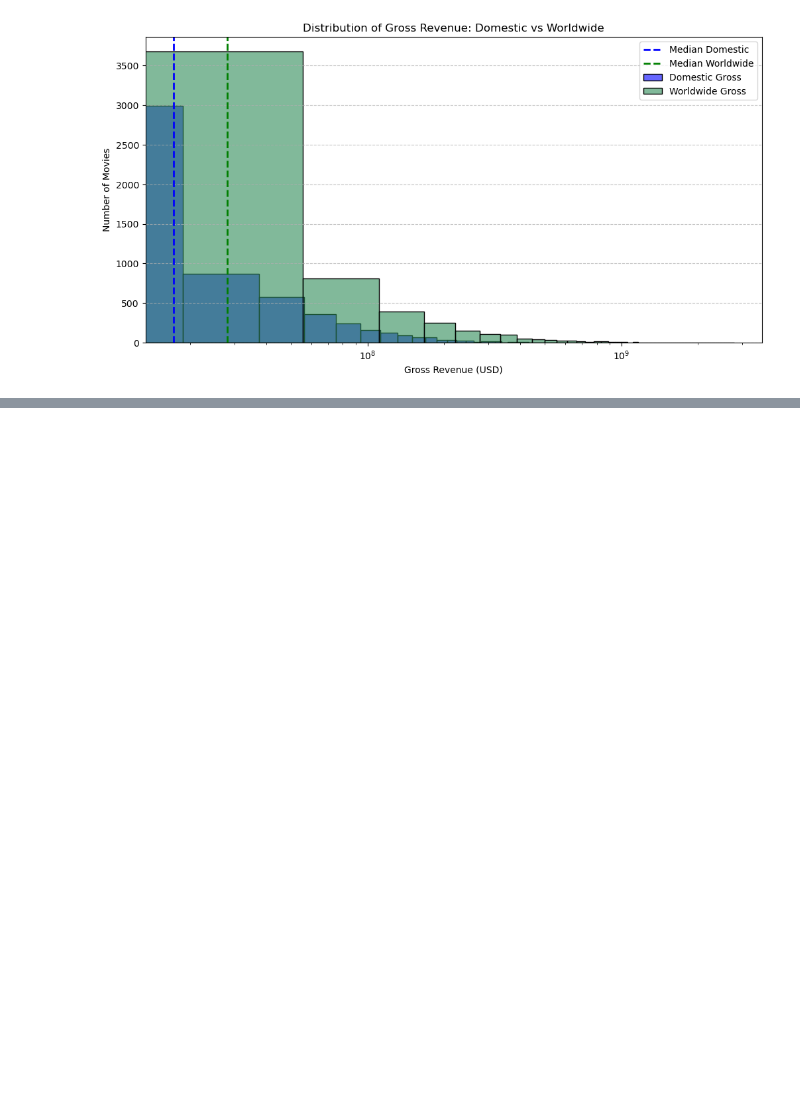
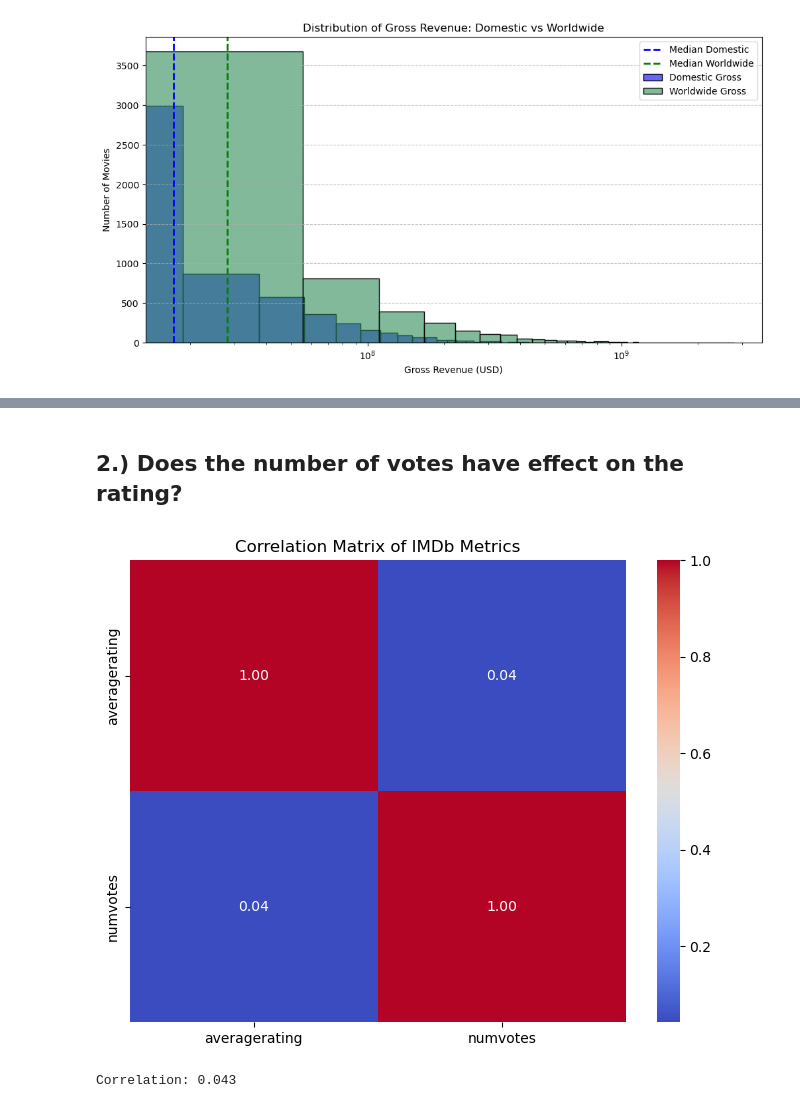
Before and after one commit to Arasirwa/stunning-computing-machine, a Jupyter notebook: notebooks/movie_analysis.ipynb, the cells around one changed output, grey strips where cells are left out. Saved outputs shown, nothing was run; the diff lists cells and outputs as text; code cells hidden in the pictures; blank space fills up the shorter version.

```diff
--- a/notebooks/movie_analysis.ipynb
+++ b/notebooks/movie_analysis.ipynb
@@ -1305,0 +1362,14 @@ This makes sense when we consider:
+# %% [markdown]
+## 2.) Does the number of votes have effect on the rating?
+# %%
+cols = imdb_full[[ 'averagerating', 'numvotes']]
+corr_matrix = cols.corr()
+plt.figure(figsize=(8, 6))
+sns.heatmap(corr_matrix, annot=True, cmap='coolwarm', fmt=".2f")
+plt.title('Correlation Matrix of IMDb Metrics')
+plt.show()
+correlation = cols.corr().iloc[0, 1]
+print(f"Correlation: {correlation:.3f}")
+# %% [output]
+[figure, added]
+Correlation: 0.043
```
Also changed, not shown: parts of 35 cells of this notebook.
